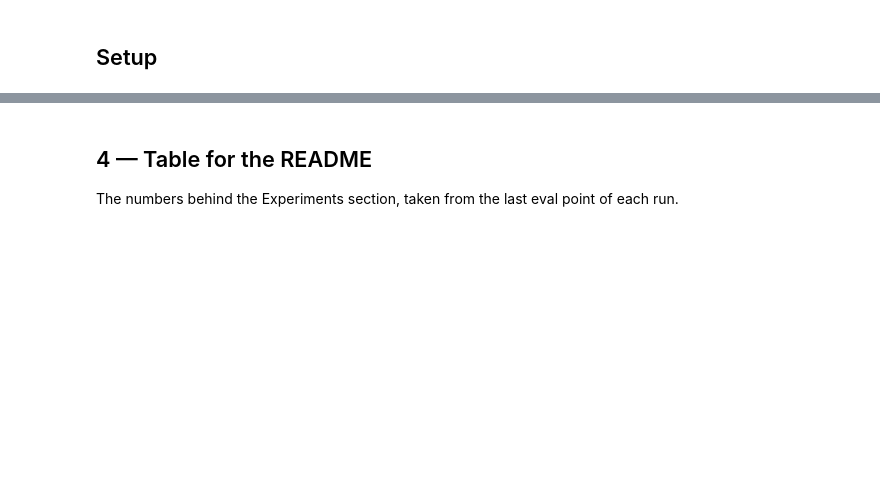
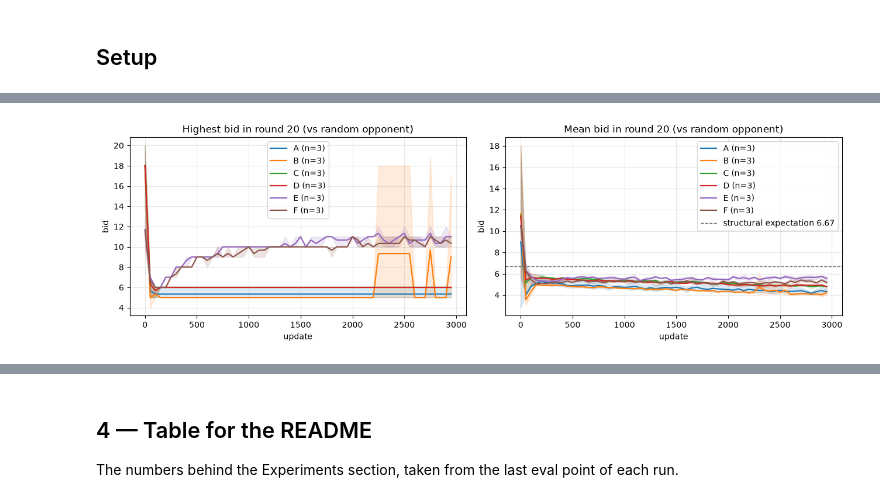
Before and after one commit to JonathanSierks/wizard-rl, a Jupyter notebook: experiments.ipynb, the cells around one changed output, grey strips where cells are left out. Saved outputs shown, nothing was run; the diff lists cells and outputs as text; code cells hidden in the pictures; blank space fills up the shorter version.

```diff
--- a/experiments.ipynb
+++ b/experiments.ipynb
@@ -185,12 +174,16 @@ plt.tight_layout(); plt.show()
 # %%
 # A / C / E: the bidding ceiling in round 20. This is the central pathology,
 # and it now comes from the bids actually played, so it is comparable across
 # the policy configurations and the EV one.
+# Measured against random --> a random agent bids normally distributed with a mean of 10 in round 20,
+# accordingly the RL has a mean below the expectancy of 6.67 as it corrects for this "good" (high) bidding of the random agent.
 fig, axes = plt.subplots(1, 2, figsize=(13, 4))
-compare("bids_max_r20", "Highest bid in round 20", "bid", ax=axes[0])
-compare("bids_mean_r20", "Mean bid in round 20", "bid", ax=axes[1],
+compare("bids_max_r20", "Highest bid in round 20 (vs random opponent)", "bid", ax=axes[0])
+compare("bids_mean_r20", "Mean bid in round 20 (vs random opponent)", "bid", ax=axes[1],
         hline=6.67, hlabel="structural expectation 6.67")
 plt.tight_layout(); plt.show()
+# %% [output]
+[figure, added]
 # %%
 # B and C: does the collapse move? The rank ratio is the share of the bid
 # logits' variation living in a single direction -- it rises as the head stops
```
Also changed, not shown: parts of 25 cells of this notebook, 28 other files.
